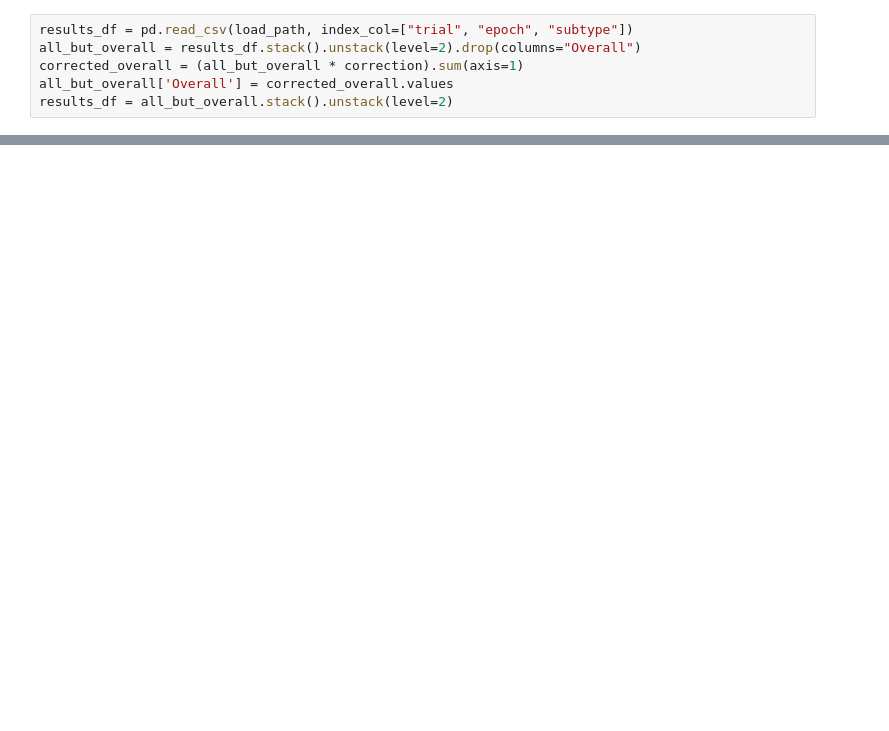
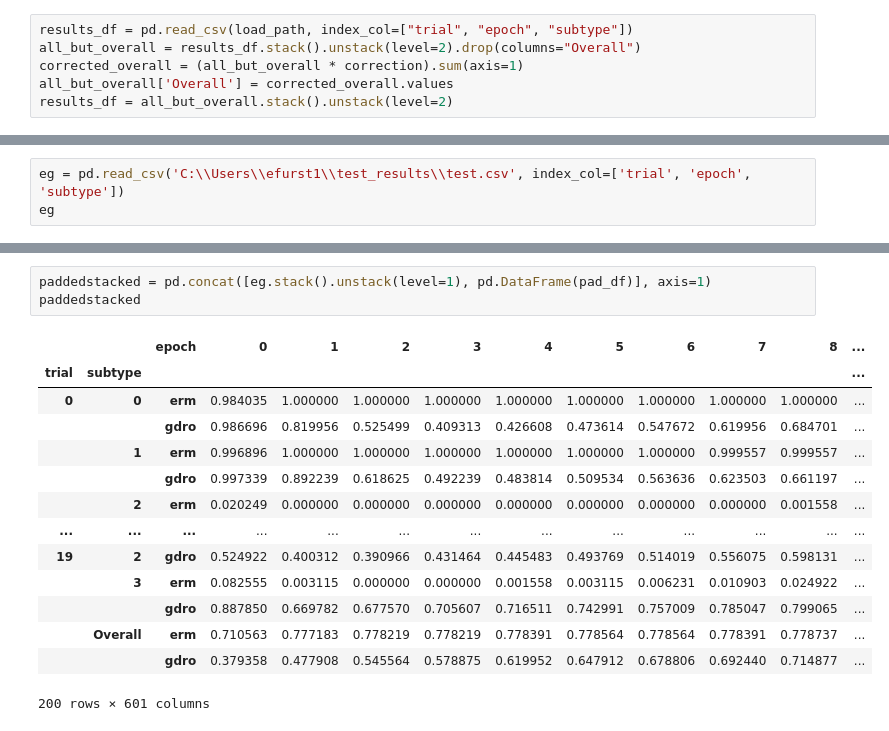
Before and after one commit to MsAsterisk1/ERM_GDRO, a Jupyter notebook: notebooks/Results Visualization.ipynb, the cells around one changed output, grey strips where cells are left out. Drawn from its saved outputs; the diff is of its cells as text; blank space fills up the shorter version.

```diff
--- a/notebooks/Results Visualization.ipynb
+++ b/notebooks/Results Visualization.ipynb
@@ -127,0 +174,3 @@ KeyError: 'ERMLoss'
+# %%
+eg = pd.read_csv('C:\\Users\\efurst1\\test_results\\test.csv', index_col=['trial', 'epoch', 'subtype'])
+eg
@@ -127,0 +230,18 @@ KeyError: 'ERMLoss'
+# %%
+paddedstacked = pd.concat([eg.stack().unstack(level=1), pd.DataFrame(pad_df)], axis=1)
+paddedstacked
+# %% [output]
+|  |  | epoch | 0 | 1 | 2 | 3 | 4 | 5 | 6 | 7 | 8 | ... |
+| trial | subtype |  |  |  |  |  |  |  |  |  |  | ... |
+| 0 | 0 | erm | 0.984035 | 1.000000 | 1.000000 | 1.000000 | 1.000000 | 1.000000 | 1.000000 | 1.000000 | 1.000000 | ... |
+|  |  | gdro | 0.986696 | 0.819956 | 0.525499 | 0.409313 | 0.426608 | 0.473614 | 0.547672 | 0.619956 | 0.684701 | ... |
+|  | 1 | erm | 0.996896 | 1.000000 | 1.000000 | 1.000000 | 1.000000 | 1.000000 | 1.000000 | 0.999557 | 0.999557 | ... |
+|  |  | gdro | 0.997339 | 0.892239 | 0.618625 | 0.492239 | 0.483814 | 0.509534 | 0.563636 | 0.623503 | 0.661197 | ... |
+|  | 2 | erm | 0.020249 | 0.000000 | 0.000000 | 0.000000 | 0.000000 | 0.000000 | 0.000000 | 0.000000 | 0.001558 | ... |
+| ... | ... | ... | ... | ... | ... | ... | ... | ... | ... | ... | ... | ... |
+| 19 | 2 | gdro | 0.524922 | 0.400312 | 0.390966 | 0.431464 | 0.445483 | 0.493769 | 0.514019 | 0.556075 | 0.598131 | ... |
+|  | 3 | erm | 0.082555 | 0.003115 | 0.000000 | 0.000000 | 0.001558 | 0.003115 | 0.006231 | 0.010903 | 0.024922 | ... |
+|  |  | gdro | 0.887850 | 0.669782 | 0.677570 | 0.705607 | 0.716511 | 0.742991 | 0.757009 | 0.785047 | 0.799065 | ... |
+|  | Overall | erm | 0.710563 | 0.777183 | 0.778219 | 0.778219 | 0.778391 | 0.778564 | 0.778564 | 0.778391 | 0.778737 | ... |
+|  |  | gdro | 0.379358 | 0.477908 | 0.545564 | 0.578875 | 0.619952 | 0.647912 | 0.678806 | 0.692440 | 0.714877 | ... |
+200 rows × 601 columns
```
Also changed, not shown: parts of 19 cells of this notebook, 1 other file.
